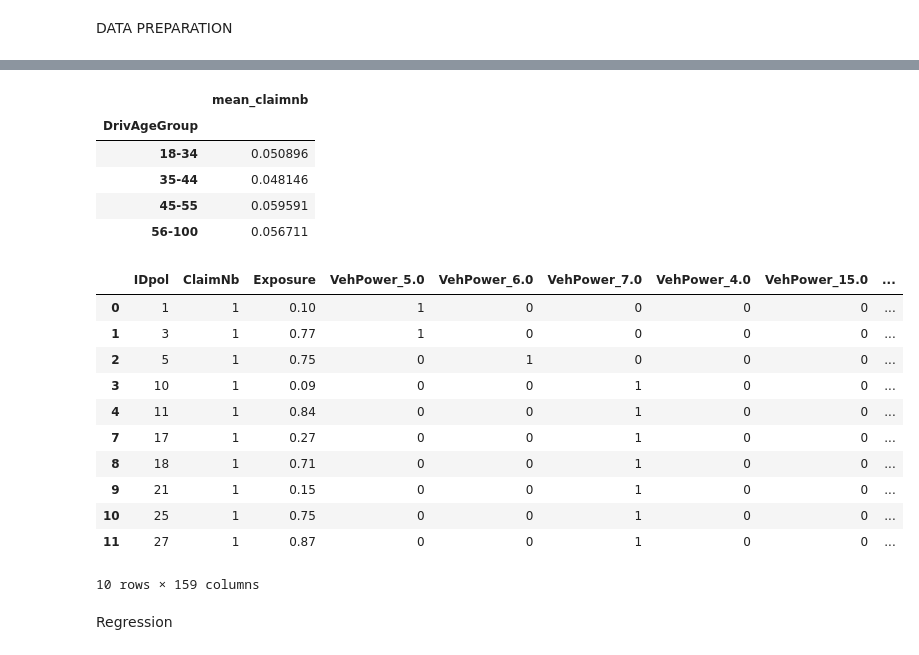
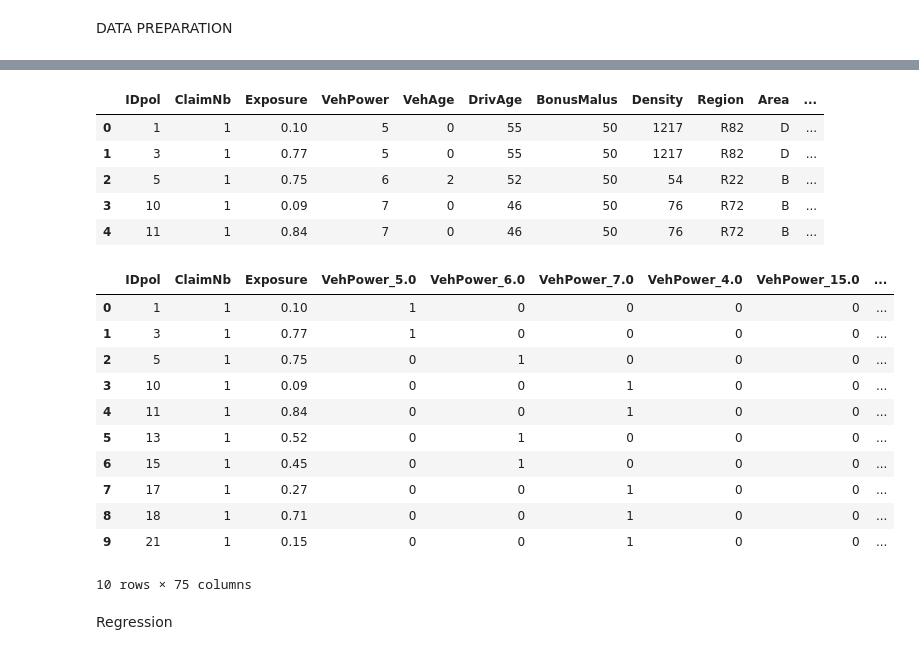
Before and after one commit to Brutosippon/projecto1, a Jupyter notebook: Project1.ipynb, the cells around one changed output, grey strips where cells are left out. Cells and saved outputs as stored; diff of their text form; code cells hidden in the pictures.

```diff
--- a/Project1.ipynb
+++ b/Project1.ipynb
@@ -203,3 +207,19 @@ print(ds['DrivAge'].min())
 # %% [output]
 100
 18
+# %%
+ds['Exposure'].describe()
+
+'''
+count    678013.000000
+mean          0.528750
+std           0.364442
+min           0.002732
+25%           0.180000
+50%           0.490000
+75%           0.990000
+max           2.010000
+'''
+##create new colum to Exposure  bins interval based on distribution/quartiles
+ds['ExposureGroup'] = pd.cut(ds['Exposure'], bins=[0, 0.18, 0.49, 0.99, 2.01], labels=['0-0.18', '0.18-0.49', '0.49-0.99', '0.99-2.01'])
+ds['ExposureGroup'].value_counts()
@@ -216,3 +253,19 @@ ds['DrivAgeGroup'].value_counts()
 18-34     170397
 56-100    157684
 Name: DrivAgeGroup, dtype: int64
+# %%
+ds['VehAge'].describe()
+'''
+count    678013.000000
+mean          7.044265
+std           5.666232
+min           0.000000
+25%           2.000000
+50%           6.000000
+75%          11.000000
+max         100.000000
+'''
+##create new colum to VehAgeGroup  bins interval based on distribution/quartiles
+
+ds['VehAgeGroup'] = pd.cut(ds['VehAge'], bins=[-1, 2, 6, 11, 100], labels=['0-2', '3-6', '7-11', '12-100'])
+ds['VehAgeGroup'].value_counts()
@@ -225,6 +284,6 @@ plt.show()
 # %%
 # Do histograms select just  numeric variables
-ds = to_categorical(ds, ['Area', 'VehPower', 'VehBrand', 'VehGas', 'Region', 'BonusMalusGroup', 'DrivAgeGroup', 'BonusMalus'])
+ds = to_categorical(ds, ['Area', 'VehPower', 'VehBrand', 'VehGas', 'Region', 'BonusMalusGroup', 'DrivAgeGroup','ExposureGroup', 'VehAgeGroup'])
 ds.describe(include='all').T
 ds.dtypes
 
@@ -352,32 +428,36 @@ ds_modeling.shape
 # %%
 #Groupby DrivAgeGroup with mean ClaimNb of other columns to see the distribution of the data
-ds_modeling.groupby('DrivAgeGroup')['ClaimNb'].agg(mean_claimnb='mean')
+#ds_modeling['mean_Exposure_ClaimNb']=ds_modeling.groupby('Exposure')['ClaimNb'].agg(mean_Exposure_ClaimNb='mean')
+
+#drop colmnuns mean_DrivAgeGroup_claimNB, mean_DrivAgeGroup_Exposure
+ds_modeling.drop(['mean_Exposure_ClaimNb', 'mean_DrivAgeGroup_Exposure', 'mean_DrivAgeGroup_claimNB'], axis=1, inplace=True)
+ds_modeling.head()
 # %% [output]
-|  | mean_claimnb |
-| DrivAgeGroup |  |
-| 18-34 | 0.050896 |
-| 35-44 | 0.048146 |
-| 45-55 | 0.059591 |
-| 56-100 | 0.056711 |
+|  | IDpol | ClaimNb | Exposure | VehPower | VehAge | DrivAge | BonusMalus | Density | Region | Area | ... |
+| 0 | 1 | 1 | 0.10 | 5 | 0 | 55 | 50 | 1217 | R82 | D | ... |
+| 1 | 3 | 1 | 0.77 | 5 | 0 | 55 | 50 | 1217 | R82 | D | ... |
+| 2 | 5 | 1 | 0.75 | 6 | 2 | 52 | 50 | 54 | R22 | B | ... |
+| 3 | 10 | 1 | 0.09 | 7 | 0 | 46 | 50 | 76 | R72 | B | ... |
+| 4 | 11 | 1 | 0.84 | 7 | 0 | 46 | 50 | 76 | R72 | B | ... |
 # %%
 # Encode categorical values into dummy variables, onehotencoder is  a class that has a method called fit_transform that will transform the data into dummy variables, ce is a library that has the onehotencoder class
 #use_cat_names = True to use the categorical variable names as prefix
-onehotencoder = ce.OneHotEncoder(cols=['Area', 'VehPower', 'VehBrand', 'VehGas', 'Region', 'BonusMalusGroup', 'DrivAgeGroup', 'BonusMalus'],  use_cat_names=True)
+onehotencoder = ce.OneHotEncoder(cols=['Area', 'VehPower', 'VehBrand', 'VehGas', 'Region', 'BonusMalusGroup', 'DrivAgeGroup', 'VehAgeGroup', 'ExposureGroup'],  use_cat_names=True)
 ds_modeling_ce_one_hot = onehotencoder.fit_transform(ds_modeling)
 ds_modeling_ce_one_hot.head(10)
 # %% [output]
 |  | IDpol | ClaimNb | Exposure | VehPower_5.0 | VehPower_6.0 | VehPower_7.0 | VehPower_4.0 | VehPower_15.0 | ... |
 | 0 | 1 | 1 | 0.10 | 1 | 0 | 0 | 0 | 0 | ... |
 | 1 | 3 | 1 | 0.77 | 1 | 0 | 0 | 0 | 0 | ... |
 | 2 | 5 | 1 | 0.75 | 0 | 1 | 0 | 0 | 0 | ... |
 | 3 | 10 | 1 | 0.09 | 0 | 0 | 1 | 0 | 0 | ... |
 | 4 | 11 | 1 | 0.84 | 0 | 0 | 1 | 0 | 0 | ... |
+| 5 | 13 | 1 | 0.52 | 0 | 1 | 0 | 0 | 0 | ... |
+| 6 | 15 | 1 | 0.45 | 0 | 1 | 0 | 0 | 0 | ... |
 | 7 | 17 | 1 | 0.27 | 0 | 0 | 1 | 0 | 0 | ... |
 | 8 | 18 | 1 | 0.71 | 0 | 0 | 1 | 0 | 0 | ... |
 | 9 | 21 | 1 | 0.15 | 0 | 0 | 1 | 0 | 0 | ... |
-| 10 | 25 | 1 | 0.75 | 0 | 0 | 1 | 0 | 0 | ... |
-| 11 | 27 | 1 | 0.87 | 0 | 0 | 1 | 0 | 0 | ... |
-10 rows × 159 columns
+10 rows × 75 columns
 # %% [markdown]
 Regression
 # %% [markdown]
```
Also changed, not shown: parts of 18 cells of this notebook.
